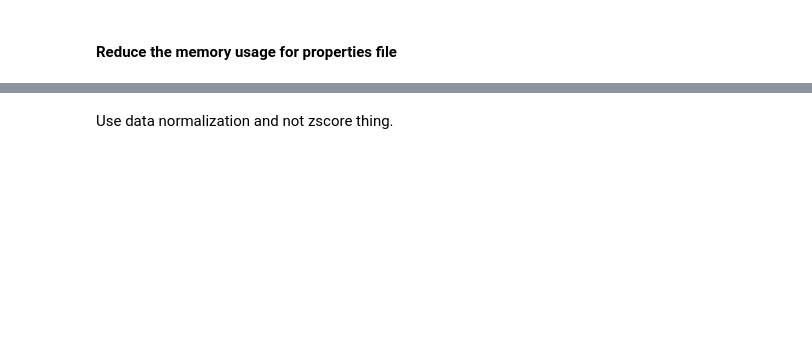
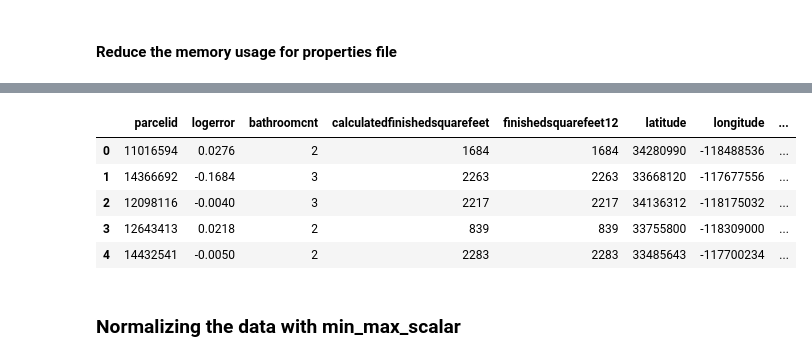
Before and after one commit to tyagi-iiitv/CSE519-2017-111482304-111733554, a Jupyter notebook: dryRunAnjulTyagi.ipynb, the cells around one changed output, grey strips where cells are left out. Saved outputs shown, nothing was run; the diff lists cells and outputs as text; code cells hidden in the pictures; blank space fills up the shorter version.

```diff
--- a/dryRunAnjulTyagi.ipynb
+++ b/dryRunAnjulTyagi.ipynb
@@ -11 +6,13 @@ from scipy import stats
+# %%
+cols_prop = ['taxvaluedollarcnt',
+              'landtaxvaluedollarcnt',
+              'structuretaxvaluedollarcnt',
+              'finishedsquarefeet12',
+              'taxamount',
+              'calculatedfinishedsquarefeet',
+              'lotsizesquarefeet',
+              'bathroomcnt',
+              'latitude',
+              'longitude',
+              'parcelid']
 # %% [markdown]
@@ -12,0 +20,2 @@ from scipy import stats
+# %%
+prop_2016 = pd.read_csv('data/properties_2016.csv', usecols=cols_prop)
@@ -13,3 +24,3 @@ from scipy import stats
 # %%
-train_2016 = pd.read_csv('data/train_2016_v2.csv')
+train_2016 = pd.read_csv('data/train_2016_v2.csv', usecols=['logerror', 'parcelid'])
 # %%
@@ -189,7 +120,5 @@ Memory gain: 69.95%
 # %%
-prop16_train16 = pd.merge(train_2016,properties_2016, on='parcelid', how='left')
-prop16_train17 = pd.merge(train_2017,properties_2016, on='parcelid', how='left')
-prop17_train16 = pd.merge(train_2016,properties_2017, on='parcelid', how='left')
-prop17_train17 = pd.merge(train_2017,properties_2017, on='parcelid', how='left')
+prop16_train16 = pd.merge(train_2016,prop_2016, on='parcelid', how='left')
+prop16_train17 = pd.merge(train_2017,prop_2016, on='parcelid', how='left')
+prop17_train16 = pd.merge(train_2016,prop_2017, on='parcelid', how='left')
+prop17_train17 = pd.merge(train_2017,prop_2017, on='parcelid', how='left')
-# %% [markdown]
-Use data normalization and not zscore thing.
@@ -254,0 +125,11 @@ prop17_train17[['basementsqft','bathroomcnt','bedroomcnt','calculatedbathnbr','t
+# %%
+prop16_train16.head()
+# %% [output]
+|  | parcelid | logerror | bathroomcnt | calculatedfinishedsquarefeet | finishedsquarefeet12 | latitude | longitude | ... |
+| 0 | 11016594 | 0.0276 | 2 | 1684 | 1684 | 34280990 | -118488536 | ... |
+| 1 | 14366692 | -0.1684 | 3 | 2263 | 2263 | 33668120 | -117677556 | ... |
+| 2 | 12098116 | -0.0040 | 3 | 2217 | 2217 | 34136312 | -118175032 | ... |
+| 3 | 12643413 | 0.0218 | 2 | 839 | 839 | 33755800 | -118309000 | ... |
+| 4 | 14432541 | -0.0050 | 2 | 2283 | 2283 | 33485643 | -117700234 | ... |
+# %% [markdown]
+### Normalizing the data with min_max_scalar
```
Also changed, not shown: parts of 89 cells of this notebook, 1 other file.
